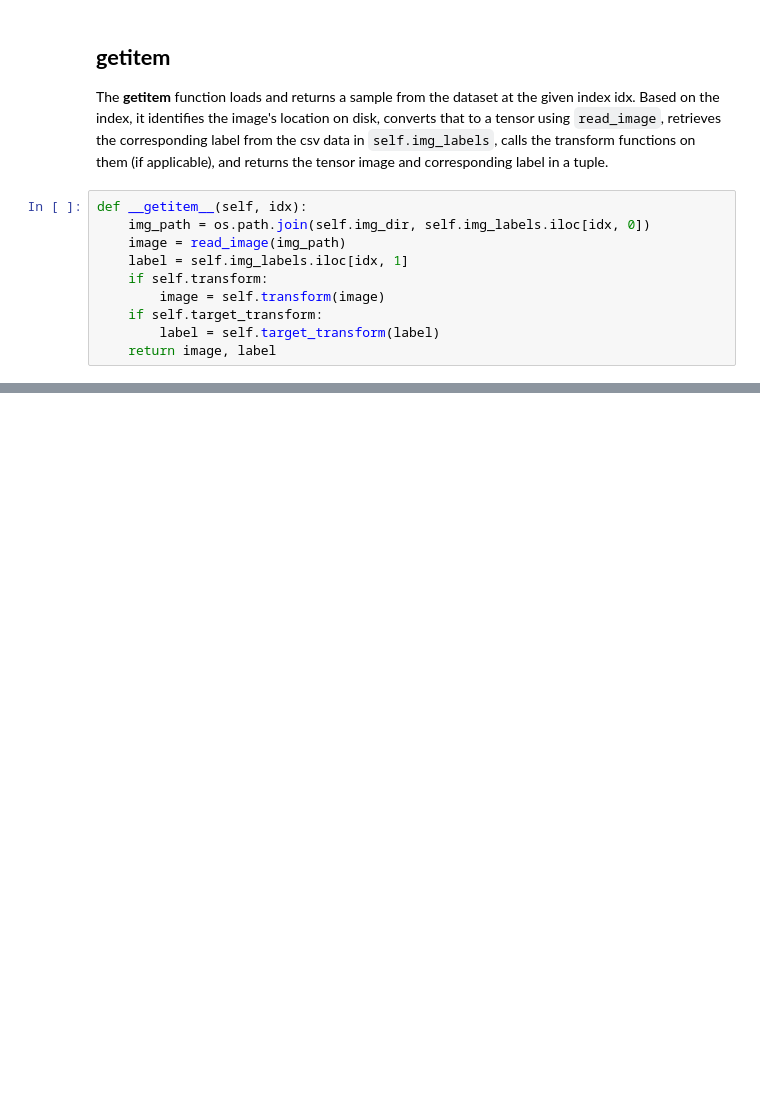
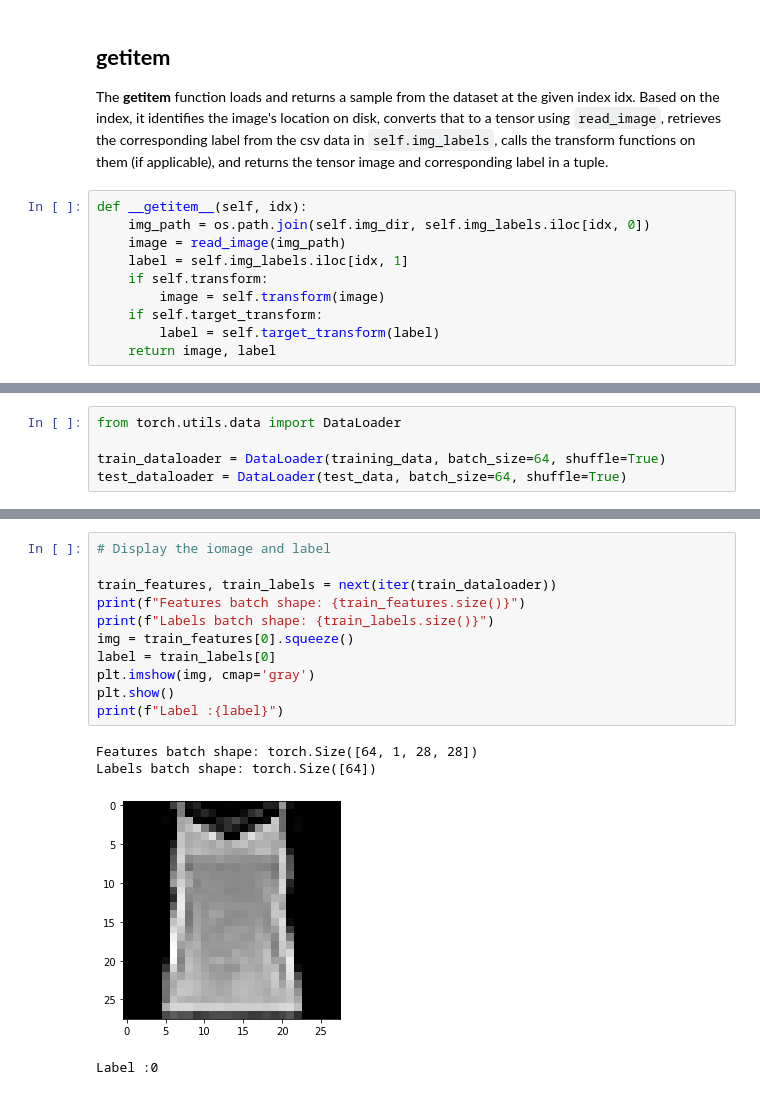
Before and after one commit to rdsza/MachineLearningTutorials, a Jupyter notebook: QuickStart.ipynb, the cells around one changed output, grey strips where cells are left out. Saved outputs shown, nothing was run; the diff lists cells and outputs as text; blank space fills up the shorter version.

```diff
--- a/QuickStart.ipynb
+++ b/QuickStart.ipynb
@@ -167,0 +156,5 @@ def __getitem__(self, idx):
+# %%
+from torch.utils.data import DataLoader
+
+train_dataloader = DataLoader(training_data, batch_size=64, shuffle=True)
+test_dataloader = DataLoader(test_data, batch_size=64, shuffle=True)
@@ -167,0 +165,16 @@ def __getitem__(self, idx):
+# %%
+# Display the iomage and label
+
+train_features, train_labels = next(iter(train_dataloader))
+print(f"Features batch shape: {train_features.size()}")
+print(f"Labels batch shape: {train_labels.size()}")
+img = train_features[0].squeeze()
+label = train_labels[0]
+plt.imshow(img, cmap='gray')
+plt.show()
+print(f"Label :{label}")
+# %% [output]
+Features batch shape: torch.Size([64, 1, 28, 28])
+Labels batch shape: torch.Size([64])
+[figure, added]
+Label :0
```
Also changed, not shown: parts of 5 cells of this notebook.
